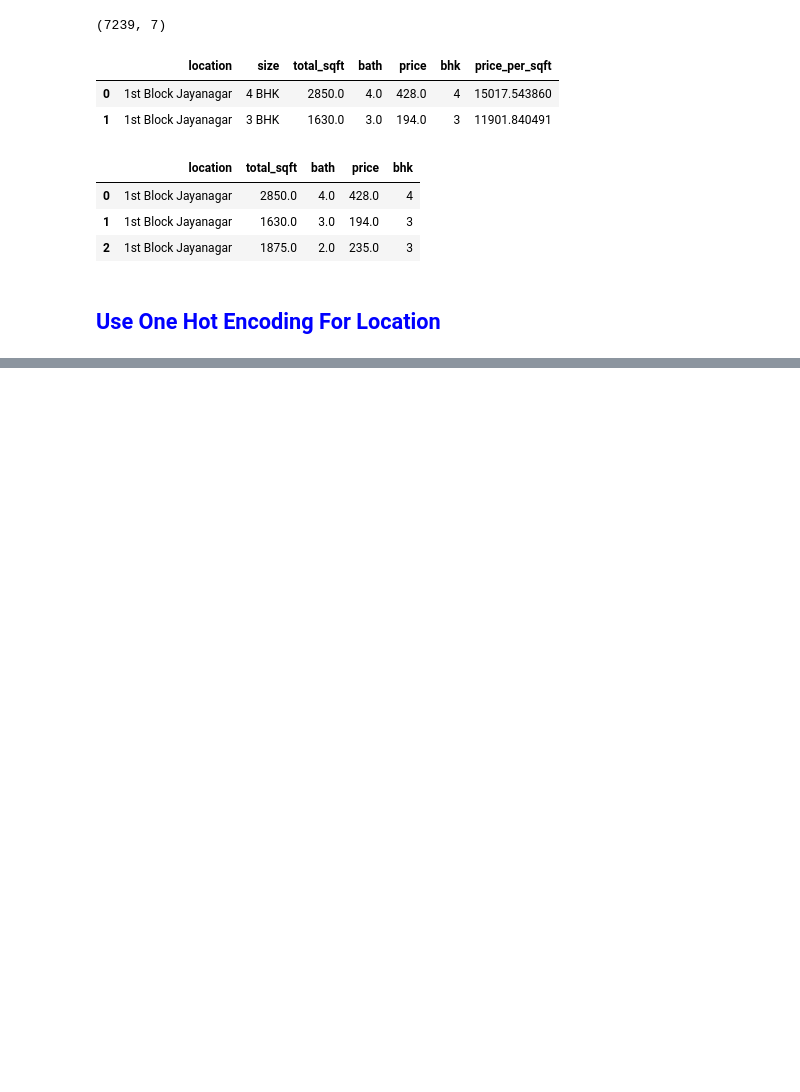
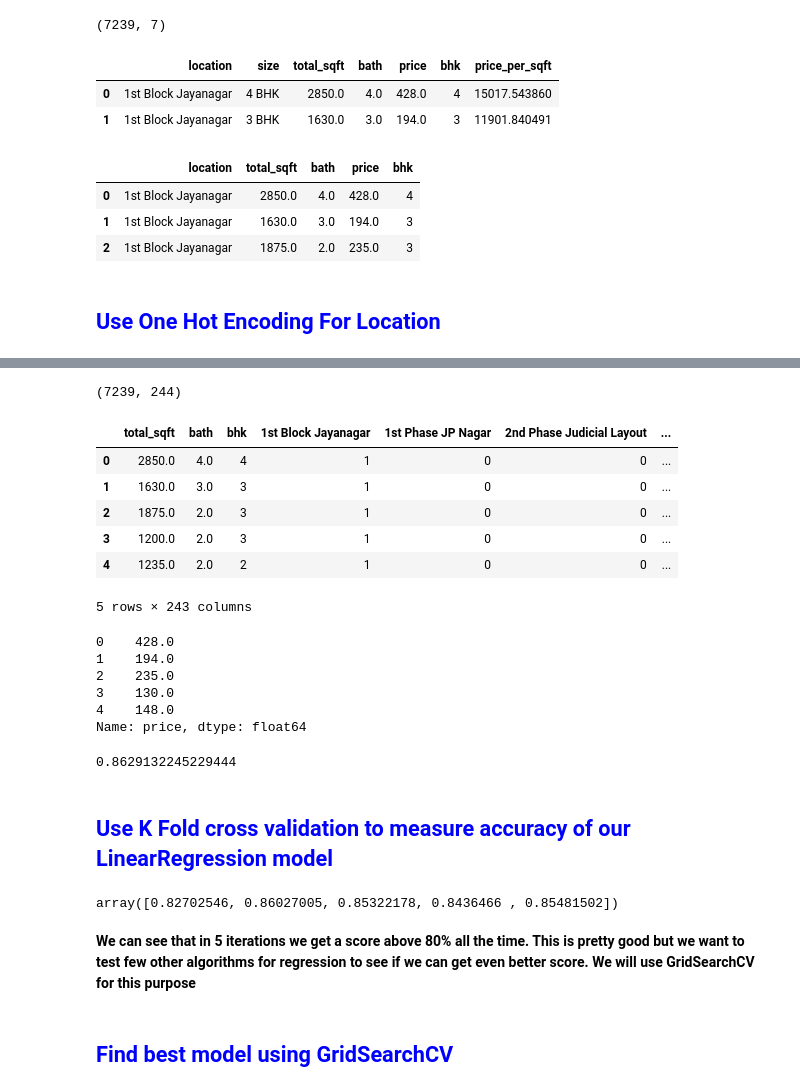
Before and after one commit to pranav-k-jha/Real-Estate-Price-Prediction, a Jupyter notebook: project.ipynb, the cells around one changed output, grey strips where cells are left out. Saved outputs shown, nothing was run; the diff lists cells and outputs as text; code cells hidden in the pictures; blank space fills up the shorter version.

Commit message:
designed ml model

```diff
--- a/project.ipynb
+++ b/project.ipynb
@@ -501,0 +474,3 @@ df10.head(3)
+# %%
+dummies = pd.get_dummies(df10.location, dtype='int')
+dummies.head(3)
@@ -501,0 +483,3 @@ df10.head(3)
+# %%
+df11 = pd.concat([df10,dummies.drop('other', axis='columns')], axis='columns')
+df11.head(3)
@@ -501,0 +492,3 @@ df10.head(3)
+# %%
+df12 = df11.drop('location', axis='columns')
+df12.head(2)
@@ -501,0 +500,25 @@ df10.head(3)
+# %%
+df12.shape
+# %% [output]
+(7239, 244)
+# %%
+X=df12.drop('price', axis='columns')
+X.head()
+# %% [output]
+|  | total_sqft | bath | bhk | 1st Block Jayanagar | 1st Phase JP Nagar | 2nd Phase Judicial Layout | ... |
+| 0 | 2850.0 | 4.0 | 4 | 1 | 0 | 0 | ... |
+| 1 | 1630.0 | 3.0 | 3 | 1 | 0 | 0 | ... |
+| 2 | 1875.0 | 2.0 | 3 | 1 | 0 | 0 | ... |
+| 3 | 1200.0 | 2.0 | 3 | 1 | 0 | 0 | ... |
+| 4 | 1235.0 | 2.0 | 2 | 1 | 0 | 0 | ... |
+5 rows × 243 columns
+# %%
+y=df12.price
+y.head()
+# %% [output]
+0    428.0
+1    194.0
+2    235.0
+3    130.0
+4    148.0
+Name: price, dtype: float64
@@ -501,0 +528,22 @@ df10.head(3)
+# %%
+from sklearn.linear_model import LinearRegression
+lr_clf = LinearRegression()
+lr_clf.fit(X_train,y_train)
+lr_clf.score(X_test,y_test)
+# %% [output]
+0.8629132245229444
+# %% [markdown]
+<h2 style='color:blue'>Use K Fold cross validation to measure accuracy of our LinearRegression model</h2>
+# %%
+from sklearn.model_selection import ShuffleSplit
+from sklearn.model_selection import cross_val_score
+
+cv = ShuffleSplit(n_splits=5, test_size=0.2, random_state=0)
+
+cross_val_score(LinearRegression(), X, y, cv=cv)
+# %% [output]
+array([0.82702546, 0.86027005, 0.85322178, 0.8436466 , 0.85481502])
+# %% [markdown]
+**We can see that in 5 iterations we get a score above 80% all the time. This is pretty good but we want to test few other algorithms for regression to see if we can get even better score. We will use GridSearchCV for this purpose**
+# %% [markdown]
+<h2 style='color:blue'>Find best model using GridSearchCV</h2>
```
Also changed, not shown: parts of 36 cells of this notebook, 3 other files.
